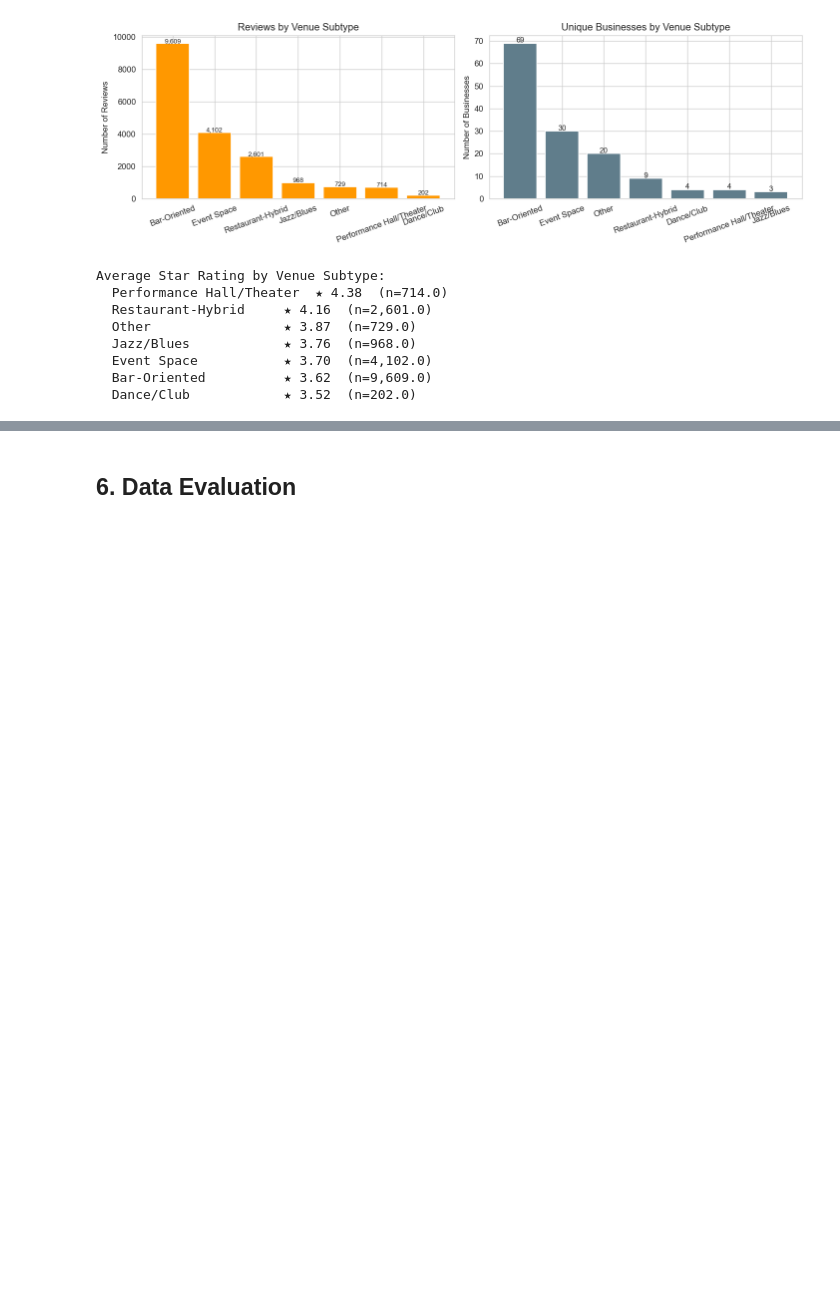
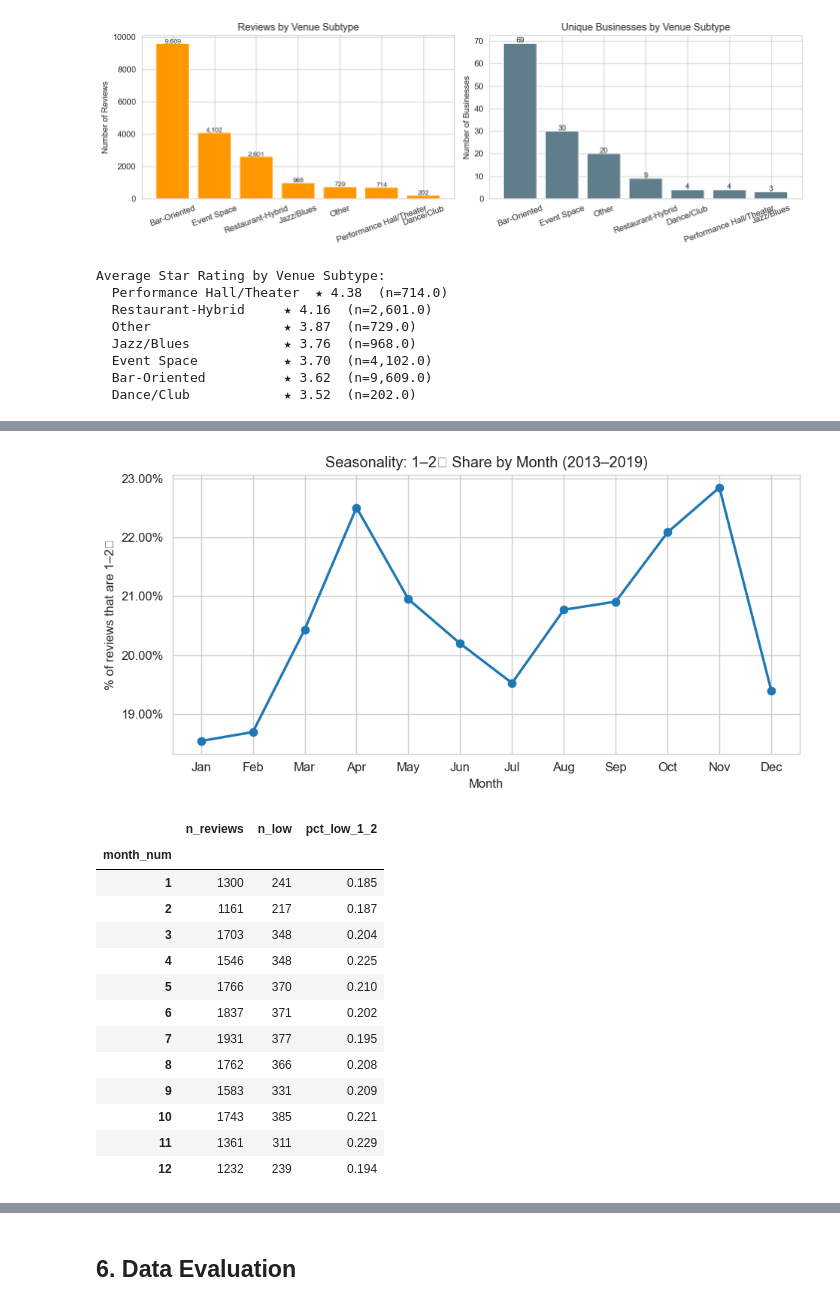
Before and after one commit to ProntoSbinalla/CIS-509-Final-Project, a Jupyter notebook: Notebooks/ProjectEDA_Team1.ipynb, the cells around one changed output, grey strips where cells are left out. Cells and saved outputs as stored; diff of their text form; code cells hidden in the pictures; blank space fills up the shorter version.

```diff
--- a/Notebooks/ProjectEDA_Team1.ipynb
+++ b/Notebooks/ProjectEDA_Team1.ipynb
@@ -377,0 +500,45 @@ Average Star Rating by Venue Subtype:
+# %%
+# --- Monthly % of 1–2★ reviews (seasonality; pre-topic-model) ---
+df['month_num'] = df['date'].dt.month
+
+monthly = (
+    df.groupby('month_num')
+    .agg(
+        n_reviews=('review_id', 'count'),
+        n_low=('stars_review', lambda s: (s <= 2).sum()),
+    )
+    .reindex(range(1, 13))
+)
+
+monthly['pct_low_1_2'] = monthly['n_low'] / monthly['n_reviews'].replace(0, np.nan)
+
+month_labels = pd.to_datetime([f'2000-{m:02d}-01' for m in range(1, 13)]).strftime('%b')
+
+fig, ax = plt.subplots(figsize=(8, 4))
+ax.plot(range(1, 13), monthly['pct_low_1_2'] * 100, marker='o', linewidth=2)
+ax.set_xticks(range(1, 13))
+ax.set_xticklabels(month_labels)
+ax.set_xlabel('Month')
+ax.set_ylabel('% of reviews that are 1–2★')
+ax.set_title('Seasonality: 1–2★ Share by Month (2013–2019)')
+ax.yaxis.set_major_formatter(mticker.PercentFormatter())
+plt.tight_layout()
+plt.show()
+
+monthly[['n_reviews', 'n_low', 'pct_low_1_2']].round(3)
+# %% [output]
+[figure, added]
+|  | n_reviews | n_low | pct_low_1_2 |
+| month_num |  |  |  |
+| 1 | 1300 | 241 | 0.185 |
+| 2 | 1161 | 217 | 0.187 |
+| 3 | 1703 | 348 | 0.204 |
+| 4 | 1546 | 348 | 0.225 |
+| 5 | 1766 | 370 | 0.210 |
+| 6 | 1837 | 371 | 0.202 |
+| 7 | 1931 | 377 | 0.195 |
+| 8 | 1762 | 366 | 0.208 |
+| 9 | 1583 | 331 | 0.209 |
+| 10 | 1743 | 385 | 0.221 |
+| 11 | 1361 | 311 | 0.229 |
+| 12 | 1232 | 239 | 0.194 |
```
Also changed, not shown: parts of 8 cells of this notebook, 1 other file.
